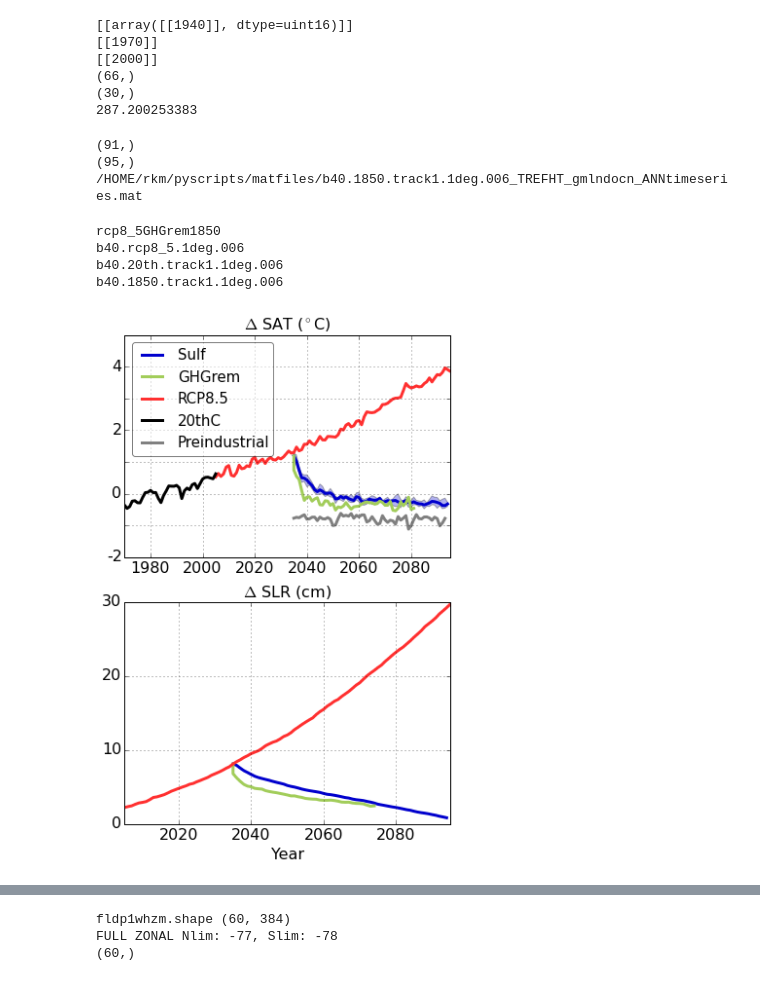
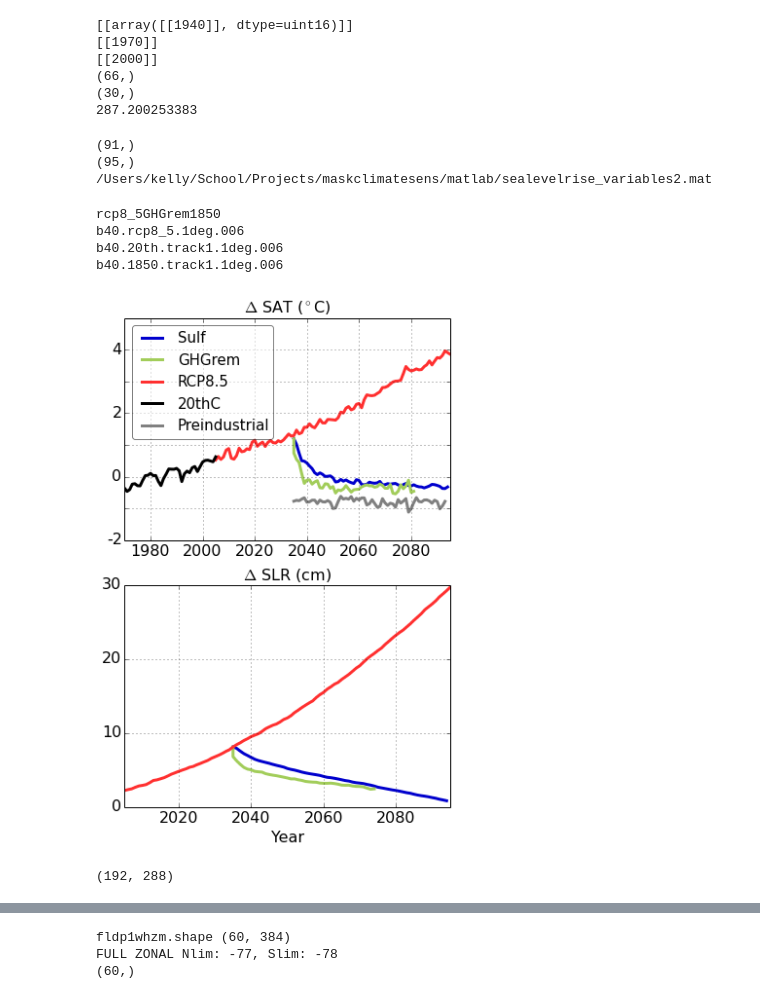
Before and after one commit to kemccusker/pyscripts, a Jupyter notebook: notebooks/ccsm4_geotimescalesfigs.ipynb, the cells around one changed output, grey strips where cells are left out. Saved outputs shown, nothing was run; the diff lists cells and outputs as text; code cells hidden in the pictures.

```diff
--- a/notebooks/ccsm4_geotimescalesfigs.ipynb
+++ b/notebooks/ccsm4_geotimescalesfigs.ipynb
@@ -8,9 +8,12 @@ import cccmacmaps as ccm
 %matplotlib inline
 
 printtofile=False
+onmac=True # on my mac or linux
 
-basepath='/HOME/rkm/pyscripts/matfiles/'
-#basepath='/Users/kelly/School/Projects/maskclimatesens/matlab/'
+if onmac:
+    basepath='/Users/kelly/School/Projects/maskclimatesens/matlab/'
+else:
+    basepath='/HOME/rkm/pyscripts/matfiles/'
 fname=basepath + 'sealevelrise_variables2.mat'
 
 matdt = sp.io.loadmat(fname)
@@ -65,9 +68,12 @@ fontP.set_size('medium')
 
 
 # get 20thC SAT
-basepath2='/HOME/rkm/pyscripts/matfiles/'
-###basepath2='/Users/kelly/School/DATA/'
-#basepath2='/Users/kelly/School/Projects/maskclimatesens/matlab/'
+if onmac:
+    ###basepath2='/Users/kelly/School/DATA/'
+    basepath2='/Users/kelly/School/Projects/maskclimatesens/matlab/'
+else:
+    basepath2='/HOME/rkm/pyscripts/matfiles/'
+
 
 fnamec = basepath2 +'b40.20th.track1.1deg.006_TREFHT_gmlndocn_ANNtimeseries.mat'
 ctldt = sp.io.loadmat(fnamec)
@@ -98,7 +104,7 @@ print fname
 # %% [output]
 (91,)
 (95,)
-/HOME/rkm/pyscripts/matfiles/b40.1850.track1.1deg.006_TREFHT_gmlndocn_ANNtimeseries.mat
+/Users/kelly/School/Projects/maskclimatesens/matlab/sealevelrise_variables2.mat
 # %%
 sims=('rcp8_5GHGrem1850','b40.rcp8_5.1deg.006','b40.20th.track1.1deg.006','b40.1850.track1.1deg.006')
 col=(ccm.get_linecolor('darkolivegreen3'),ccm.get_linecolor('firebrick1'), 'black','0.5')
@@ -153,8 +159,9 @@ for sii,sim in enumerate(sims):
 
 
 xx=np.arange(2035,2035+60)
-# @@@ fill_between does not work on mac for some reason (Nov/5/2014)
-ax.fill_between(xx,ensmin-satc,ensmax-satc,facecolor=ccm.get_linecolor('mediumblue'),alpha=0.3)
+if not onmac:
+    # @@@ fill_between does not work on mac for some reason (Nov/5/2014)
+    ax.fill_between(xx,ensmin-satc,ensmax-satc,facecolor=ccm.get_linecolor('mediumblue'),alpha=0.3)
 
 #ax.legend((leg['b40.20th.track1.1deg.006'],leg['b40.1850.track1.1deg.006'],
 #           leg['b40.rcp8_5.1deg.006'],sf,leg['rcp8_5GHGrem1850']),
@@ -181,39 +188,41 @@ xxghg=np.zeros((len(ghgrem)+1))
 xxghg[0]=2035
 xxghg[1:]=np.arange(2035,2035+len(ghgrem))
 
 
 ax=axs[1]
 xxr=np.arange(2005,2005+len(rcp4))
 xxr6=np.arange(2005,2005+len(rcp6))
 
 ax.plot(np.arange(2035,2035+len(sulf)),sulf,color=ccm.get_linecolor('mediumblue'),linewidth=3)
 ax.plot(xxghg,ghgremtmp,
         color=ccm.get_linecolor('darkolivegreen3'),linewidth=3)
 #ax.plot(xxr,rcp4,color=ccm.get_linecolor('firebrick1'),linewidth=3)
 ax.plot(xxr6,rcp6,color=ccm.get_linecolor('firebrick1'),linewidth=3)# rcp6 is consistent w/ SAT
 
 ax.grid()
 ax.set_ylim(0,30)
 ax.set_xlim(2005,2095)
 ax.set_xticklabels(np.arange(2000,2100,20),fontsize=16)
 ax.set_yticks(np.arange(0,35,10))
 ax.set_yticklabels(np.arange(0,35,10),fontsize=16)
 ax.set_title('$\Delta$ SLR (cm)',fontsize=16)
 ax.set_xlabel('Year',fontsize=16)
 
 if printtofile:
     fig.savefig('SAT_SLR_timeseries_geotimescalesWAISpaper.pdf')
 # %% [output]
 rcp8_5GHGrem1850
 b40.rcp8_5.1deg.006
 b40.20th.track1.1deg.006
 b40.1850.track1.1deg.006
-[figure, old version]
+[figure, new version]
 # %%
 # Now plot zonal mean wind and wind stress curl
 # On challenger: /home/disk/eos11/ccsmruns/compute_windstress (or something close)
-basepath='/HOME/rkm/pyscripts/ccsm4nc/'
-#basepath='/Users/kelly/School/DATA/wscurl/'
+if onmac:
+    basepath='/Users/kelly/School/DATA/wscurl/'
+else:
+    basepath='/HOME/rkm/pyscripts/ccsm4nc/'
 
 atmfile=basepath + '../b40.20th.track1.1deg.006_ANN_climo.nc' # for landfrac
 lfrac=np.squeeze(cnc.getNCvar(atmfile,'LANDFRAC'))
@@ -243,6 +252,8 @@ fnames = {'Sulf': basepath + '../geo2035ensavg_ANN_climo.nc', # 2045-2054
 wscfnames = {'Sulf': basepath + 'geo2035ensavg_ANN_climo_wscurl.nc',
           'GHGrem': basepath + 'rcp8_5GHGrem1850_ANN_climo_wscurl.nc',
           'RCP8.5': basepath + 'b40.rcp8_5.1deg.006_ANN_climo_wscurl.nc' }
+# %% [output]
+(192, 288)
 # %%
 %matplotlib inline
 
```
Also changed, not shown: parts of 7 cells of this notebook.
